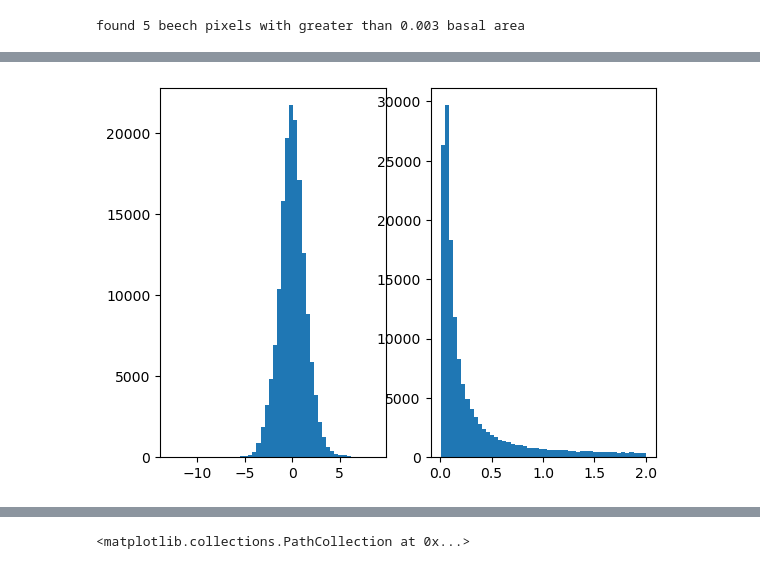
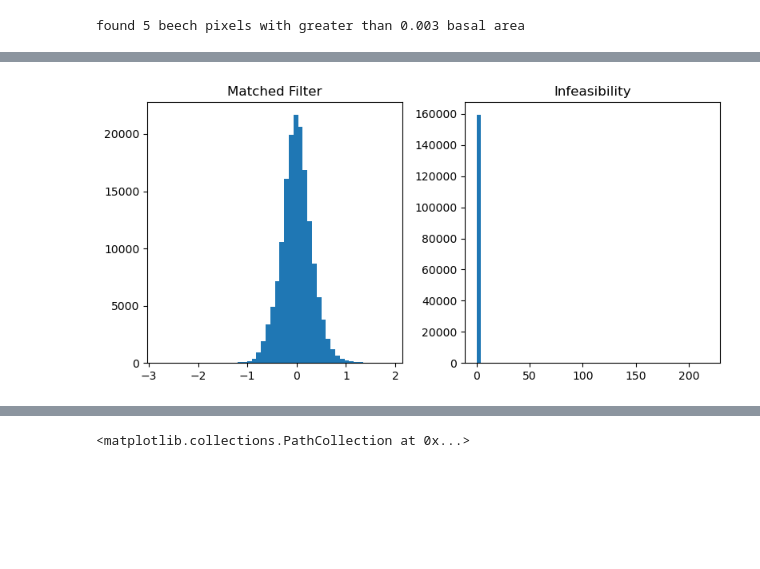
Before and after one commit to rosehanuy/beech-catskills, a Jupyter notebook: data_stack.ipynb, the cells around one changed output, grey strips where cells are left out. Saved outputs shown, nothing was run; the diff lists cells and outputs as text; code cells hidden in the pictures; blank space fills up the shorter version.

```diff
--- a/data_stack.ipynb
+++ b/data_stack.ipynb
@@ -453,6 +454,6 @@ ssf_months=['month0','month2','month5']
 tc_bands = ['B','bright','green','wet']
 nontc_bands = ['B','evi','lswi','slavi','psri']
 
-p1, p2 = roi1.run_pca(n=10,monthstouse=ssf_months,bandstouse=tc_bands,desc='ssf_tc',save=True)
+p1, p2 = roi1.run_pca(n=15,monthstouse=ssf_months,bandstouse=tc_bands,desc='ssf_tc',save=True)
 # %% [output]
 explained variance: [0.56740284 0.69320464 0.77104217 0.83957416 0.88450795 0.9169917
@@ -1018,9 +884,0 @@ noise_region_var, bbox_var = get_noise_region_variance(roi1.mnf_input,30)
-# %%
-#data = mnf_1.data[16:21,:,:]
-#data = roi1.mnf_input.values
-noise_estimates = estimate_noise_laplacian(noise_region_otsu)
-# make noise matrix
-#noise_matrix = estimate_noise(data)
-#noise = estimate_noise_spectral(noise_region_otsu)
-n_cov_matrix = get_noise_cov_matrix(noise_estimates)
-check_matrix(n_cov_matrix)
@@ -1040,6 +884,0 @@ eigvals: [5.26846911e+02 1.26739812e+02 7.51366649e+01 1.53216015e+01
-# %%
-####### adding regularization term gives more numerically resonable output ###########
-
-lambda_reg = 1e-1 * np.eye(n_cov_matrix.shape[0])  # diagonal offset
-n_cov_matrix = n_cov_matrix + lambda_reg
-check_matrix(n_cov_matrix) # laplace noise estimate
@@ -1208,7 +1071,7 @@ def replace_na_and_reshape(data_2d,final_data,indices):
 
 
 ###### apply matched filter algorithm ###########
-t = 1 # threshold for eigenvalues
+t = 5 # threshold for eigenvalues
 n, eigvals = get_num_high_signal_components(mnf_components,t)
 mnf = mnf_components[:n,:,:]
 print(f'{n} MNF components used with eigvals between {np.min(eigvals[eigvals>=t])} and {np.max(eigvals[eigvals>=t])}')
@@ -1225,7 +1088,7 @@ C = np.cov(mnf_dropna, rowvar=False)
 
 det = np.linalg.det(C) # should be greater than 10e-10
 cond = np.linalg.cond(C) # should be below 10e7
-print(f'mnf covariance matrix:\n  determinant: {determinant}\n  condition: {condition}')
+print(f'mnf covariance matrix:\n  determinant: {det}\n  condition: {cond}')
 C1 = np.linalg.pinv(C)
 #epsilon = 1e-6  # Small regularization term
 #C1 = np.linalg.inv(C + epsilon * np.eye(C.shape[0]))
@@ -1289,12 +1152,24 @@ plt.imshow(infeas_score,cmap='plasma')
 # %%
-plt.figure()
-plt.subplot(1,2,1)
-plt.hist(matched_filter.flatten(),bins=50)
-plt.subplot(1,2,2)
-plt.hist(masked_infs.flatten(),bins=50)
+# plt.figure()
+# plt.subplot(1,2,1)
+# plt.hist(matched_filter.flatten(),bins=50)
+# plt.subplot(1,2,2)
+# plt.hist(infeas_score.flatten(),bins=50)
+# plt.show()
+
+
+fig, ax = plt.subplots(1, 2, figsize=(8,4))
+
+ax[0].hist(matched_filter.flatten(), bins=50)
+ax[0].set_title("Matched Filter")
+
+ax[1].hist(infeas_score.flatten(), bins=50)
+ax[1].set_title("Infeasibility")
+
+plt.tight_layout()
 plt.show()
 # %% [output]
-[figure, old version]
+[figure, new version]
 # %%
 # plot matched filter and infeasibility scores
 masked = np.where(matched_filter>0, matched_filter, np.nan)
```
Also changed, not shown: parts of 38 cells of this notebook.
